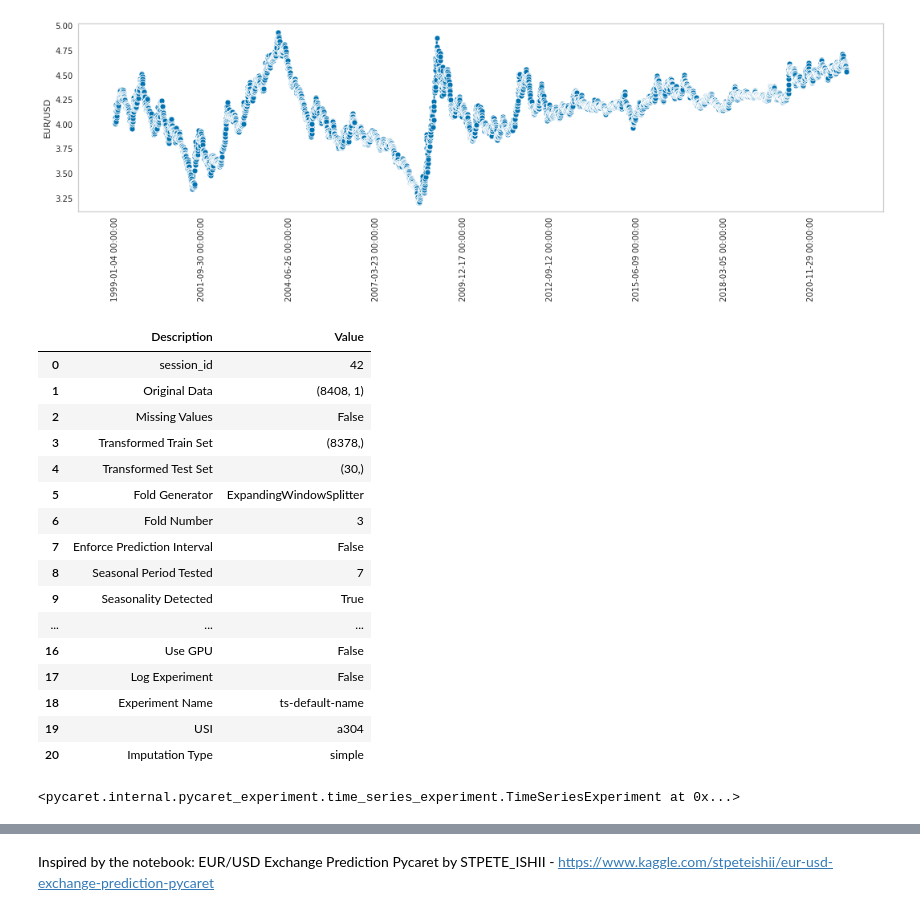
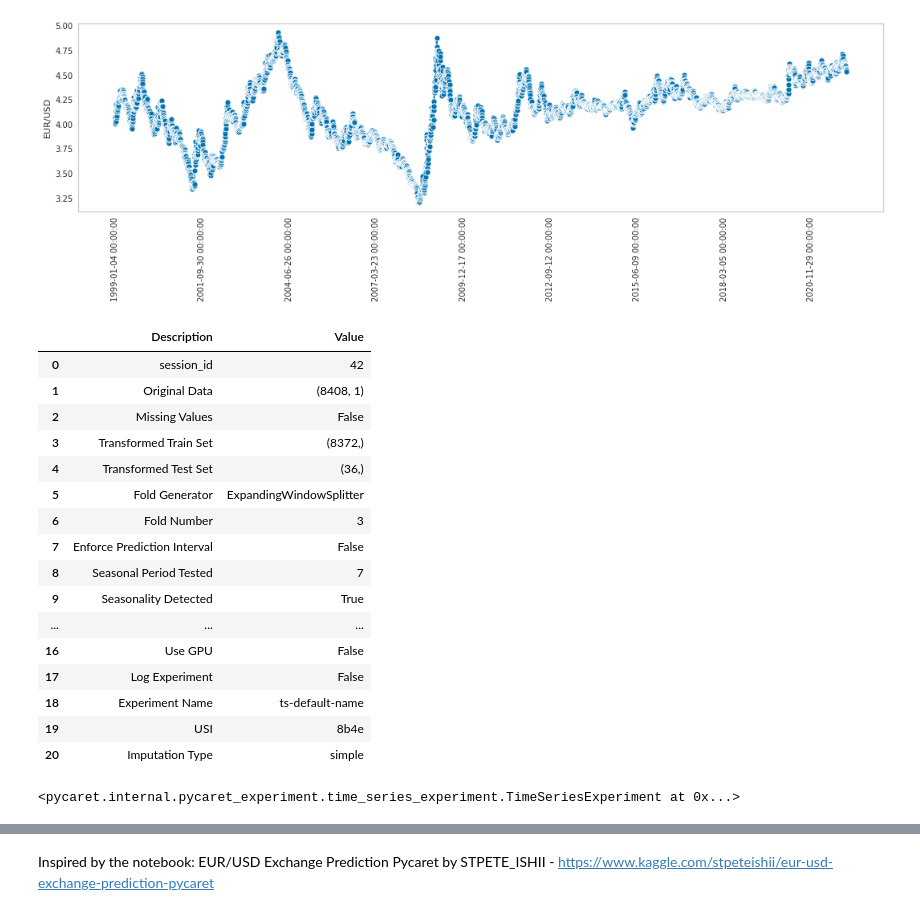
Before and after one commit to AIribeiro/EURO-PNL, a Jupyter notebook: euro-vs-dollar-story.ipynb, the cells around one changed output, grey strips where cells are left out. Saved outputs shown, nothing was run; the diff lists cells and outputs as text; code cells hidden in the pictures.

```diff
--- a/euro-vs-dollar-story.ipynb
+++ b/euro-vs-dollar-story.ipynb
@@ -874,14 +874,14 @@ plt.grid()
 # %%
 #TimeSeriesExperiment from pycarat
 exp = TimeSeriesExperiment()
-exp.setup(data=data,session_id=42,fh=30)
+exp.setup(data=data,session_id=42,fh=36)
 # %% [output]
 |  | Description | Value |
 | 0 | session_id | 42 |
 | 1 | Original Data | (8408, 1) |
 | 2 | Missing Values | False |
-| 3 | Transformed Train Set | (8378,) |
-| 4 | Transformed Test Set | (30,) |
+| 3 | Transformed Train Set | (8372,) |
+| 4 | Transformed Test Set | (36,) |
 | 5 | Fold Generator | ExpandingWindowSplitter |
 | 6 | Fold Number | 3 |
 | 7 | Enforce Prediction Interval | False |
@@ -891,7 +891,7 @@ exp.setup(data=data,session_id=42,fh=30)
 | 16 | Use GPU | False |
 | 17 | Log Experiment | False |
 | 18 | Experiment Name | ts-default-name |
-| 19 | USI | a304 |
+| 19 | USI | 8b4e |
 | 20 | Imputation Type | simple |
 <pycaret.internal.pycaret_experiment.time_series_experiment.TimeSeriesExperiment at 0x...>
 # %%
```
Also changed, not shown: parts of 15 cells of this notebook.
